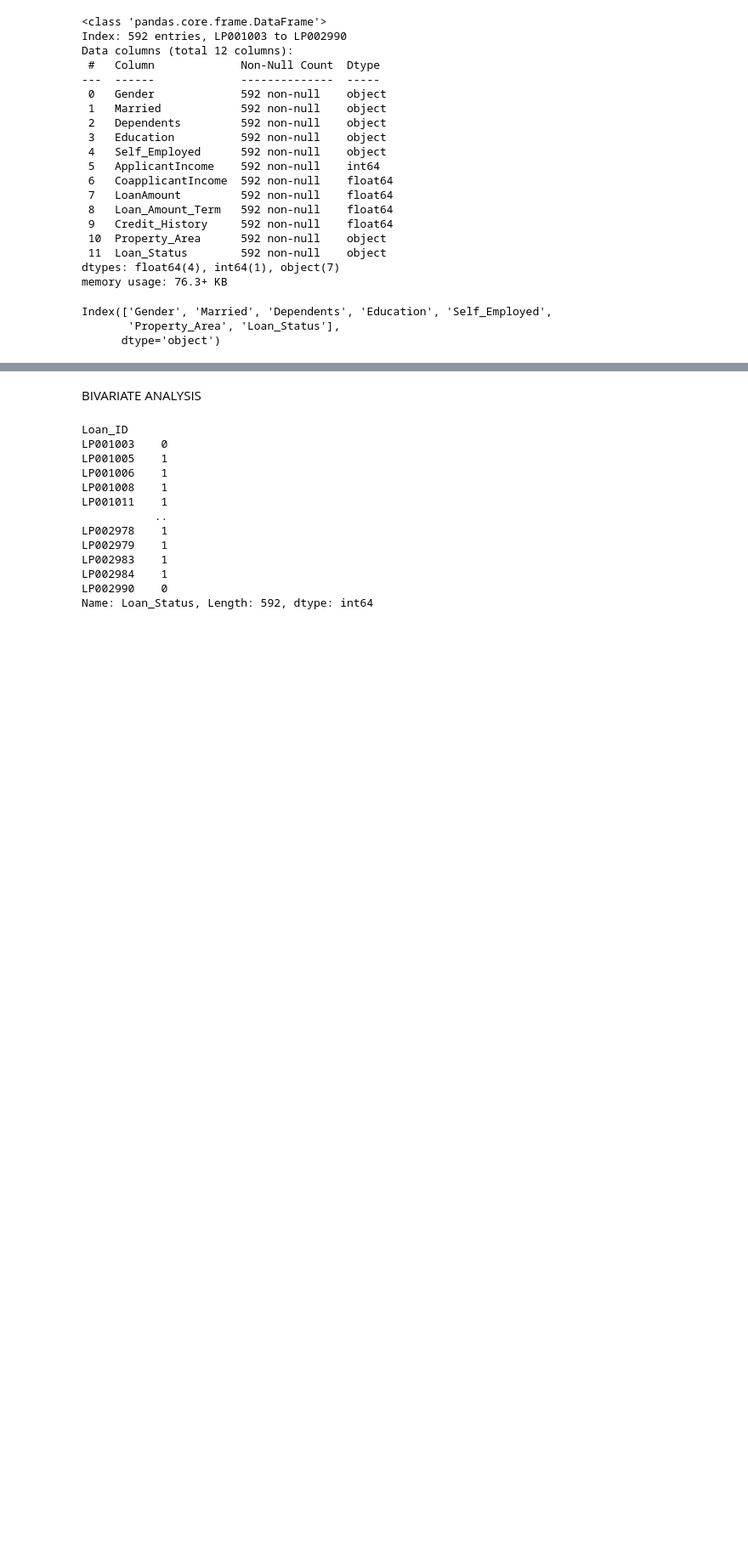
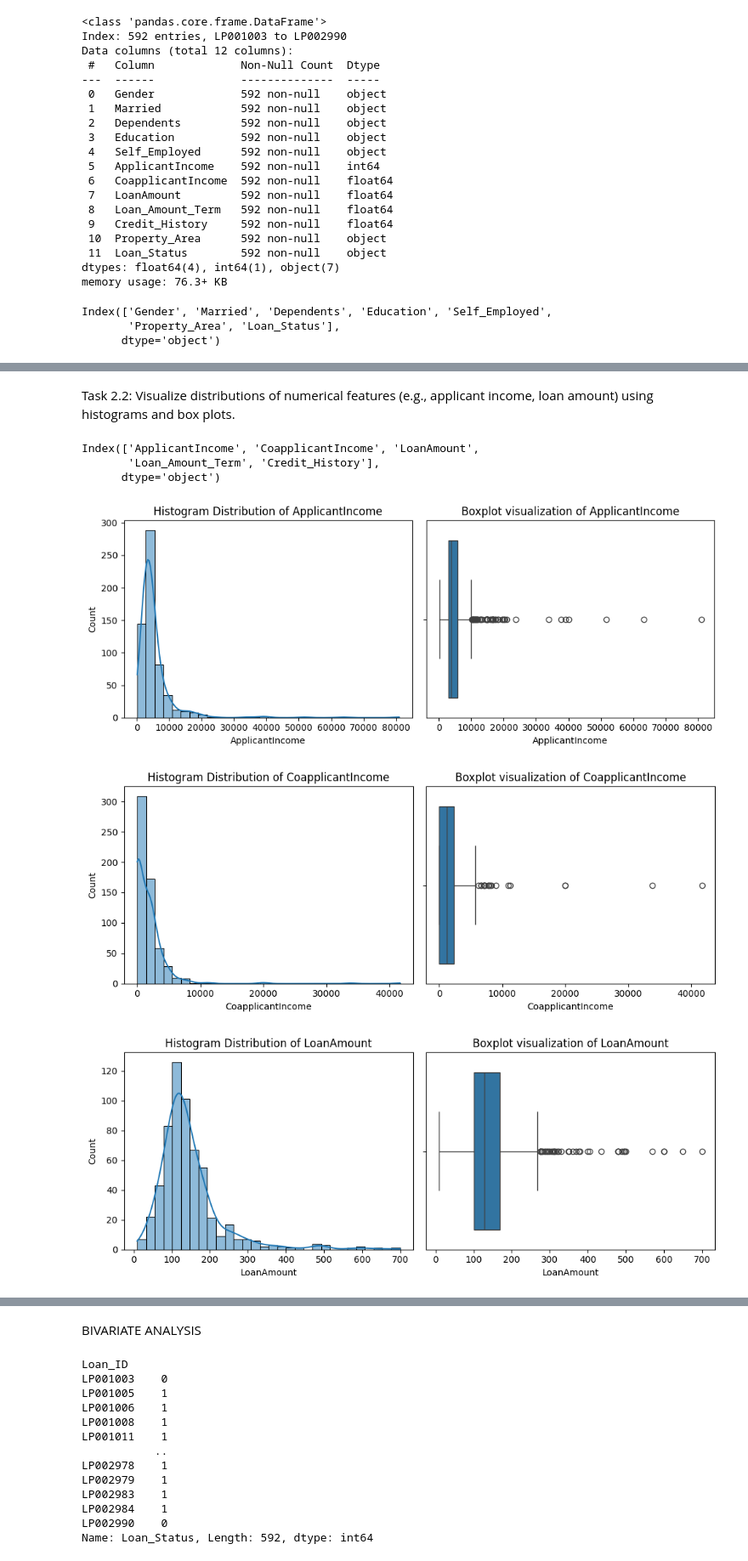
Before and after one commit to Osisami00/AI_Engr, a Jupyter notebook: My_Task/week_12/task25.ipynb, the cells around one changed output, grey strips where cells are left out. Shown at 85% size. Saved outputs shown, nothing was run; the diff lists cells and outputs as text; code cells hidden in the pictures; blank space fills up the shorter version.

Commit message:
Home Loan EDA

```diff
--- a/My_Task/week_12/task25.ipynb
+++ b/My_Task/week_12/task25.ipynb
@@ -8,8 +8,8 @@ import seaborn as sns
 # %%
 #ingesting train dataset for EDA
 
-df = pd.read_csv("loan-train.csv")
-df.head()
+df1 = pd.read_csv("loan-train.csv")
+df1.head()
 # %% [output]
 |  | Loan_ID | Gender | Married | Dependents | Education | Self_Employed | ApplicantIncome | CoapplicantIncome | ... |
 | 0 | LP001002 | Male | No | 0 | Graduate | No | 5849 | 0.0 | ... |
@@ -17,6 +17,8 @@ df.head()
 | 2 | LP001005 | Male | Yes | 0 | Graduate | Yes | 3000 | 0.0 | ... |
 | 3 | LP001006 | Male | Yes | 0 | Not Graduate | No | 2583 | 2358.0 | ... |
 | 4 | LP001008 | Male | No | 0 | Graduate | No | 6000 | 0.0 | ... |
+# %%
+df = df1.copy()
 # %%
 # Checking data shape before joining train and test dataset together
 df.shape
@@ -712,0 +623,5 @@ Passing `palette` without assigning `hue` is deprecated and will be removed in v
+# %%
+for feature in categorical_features:
+    print("+" * 20)
+    print(df[feature].value_counts())
+    print("\n")
@@ -712,0 +646,31 @@ Passing `palette` without assigning `hue` is deprecated and will be removed in v
+# %% [markdown]
+Task 2.2: Visualize distributions of numerical features (e.g., applicant income, loan amount) using histograms and box plots.
+# %%
+num_features
+# %% [output]
+Index(['ApplicantIncome', 'CoapplicantIncome', 'LoanAmount',
+       'Loan_Amount_Term', 'Credit_History'],
+      dtype='object')
+# %%
+
+
+
+def num_vis_dist(df, feature):
+    plt.figure(figsize=(10,4))
+    plt.subplot(1,2,1)
+    sns.histplot(df[feature], kde=True, bins=30)
+    plt.title(f"Histogram Distribution of {feature}")
+
+    plt.subplot(1,2,2)
+    sns.boxplot(x=df[feature])
+    plt.title(f"Boxplot visualization of {feature}")
+
+    plt.tight_layout()
+    plt.show()
+# %%
+for feature in num_features:
+    num_vis_dist(df, feature)
+# %% [output]
+[figure, added]
+[figure, added]
+[figure, added]
```
Also changed, not shown: parts of 21 cells of this notebook, 5 other files.
